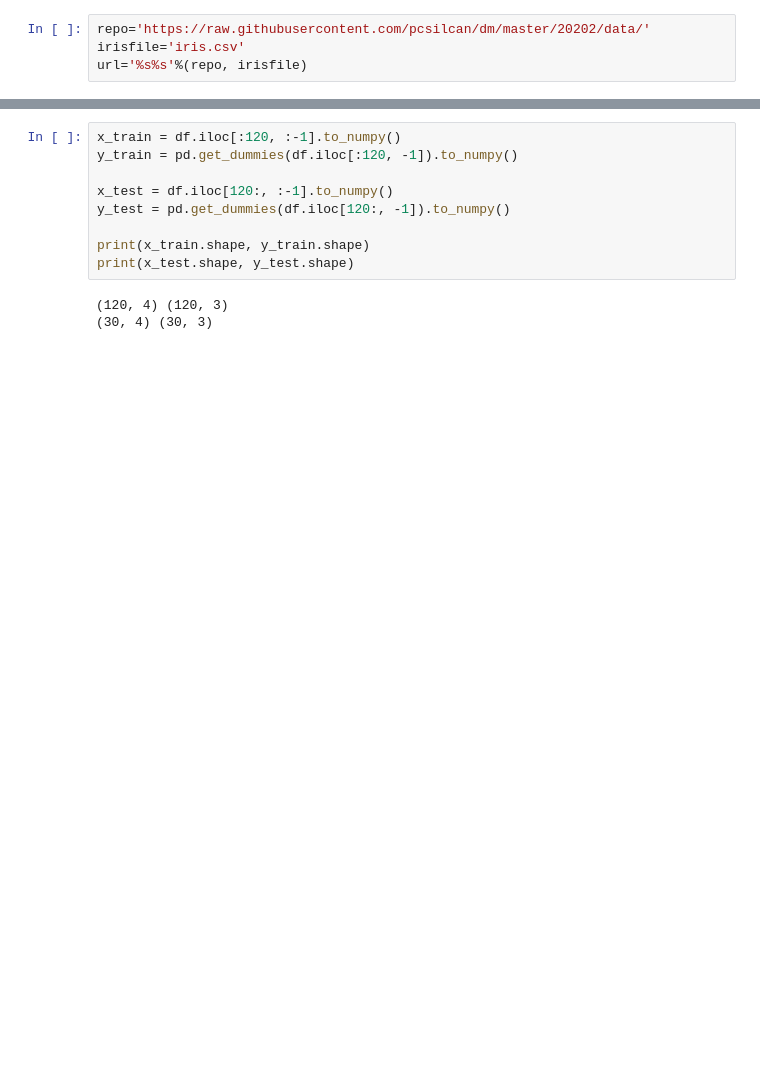
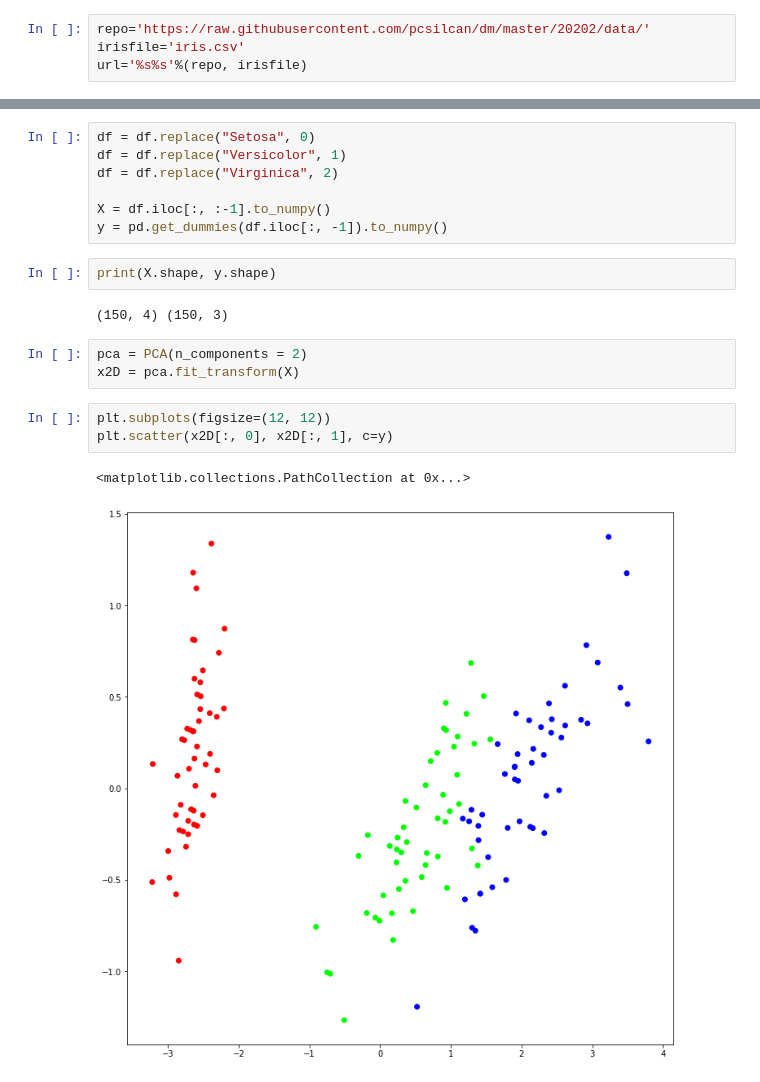
Before and after one commit to lmcanavals/ml_tbh, a Jupyter notebook: 1101_PCA.ipynb, the cells around one changed output, grey strips where cells are left out. Drawn from its saved outputs; the diff is of its cells as text; blank space fills up the shorter version.

```diff
--- a/1101_PCA.ipynb
+++ b/1101_PCA.ipynb
@@ -25,12 +28,20 @@ df.head()
-# %%
-x_train = df.iloc[:120, :-1].to_numpy()
-y_train = pd.get_dummies(df.iloc[:120, -1]).to_numpy()
-
-x_test = df.iloc[120:, :-1].to_numpy()
-y_test = pd.get_dummies(df.iloc[120:, -1]).to_numpy()
-
-print(x_train.shape, y_train.shape)
-print(x_test.shape, y_test.shape)
-# %% [output]
-(120, 4) (120, 3)
-(30, 4) (30, 3)
+# %%
+df = df.replace("Setosa", 0)
+df = df.replace("Versicolor", 1)
+df = df.replace("Virginica", 2)
+
+X = df.iloc[:, :-1].to_numpy()
+y = pd.get_dummies(df.iloc[:, -1]).to_numpy()
+# %%
+print(X.shape, y.shape)
+# %% [output]
+(150, 4) (150, 3)
+# %%
+pca = PCA(n_components = 2)
+x2D = pca.fit_transform(X)
+# %%
+plt.subplots(figsize=(12, 12))
+plt.scatter(x2D[:, 0], x2D[:, 1], c=y)
+# %% [output]
+<matplotlib.collections.PathCollection at 0x...>
+[figure, added]
```
Also changed, not shown: parts of 8 cells of this notebook.
